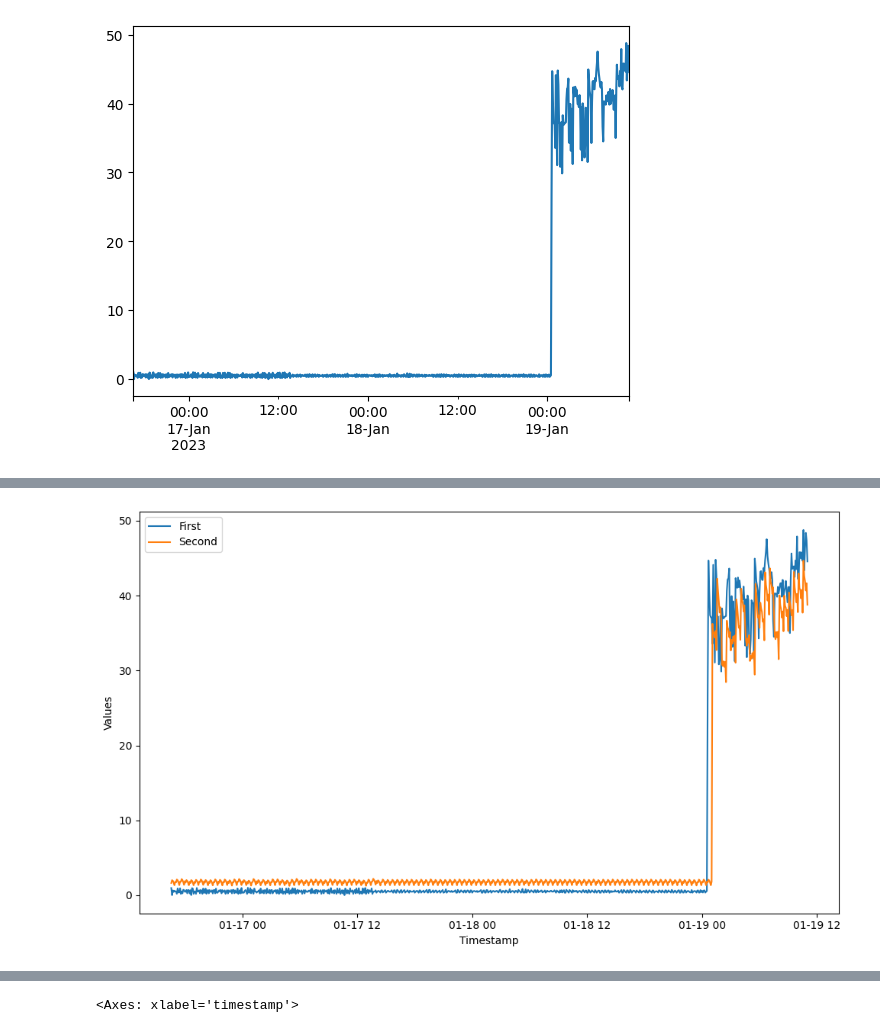
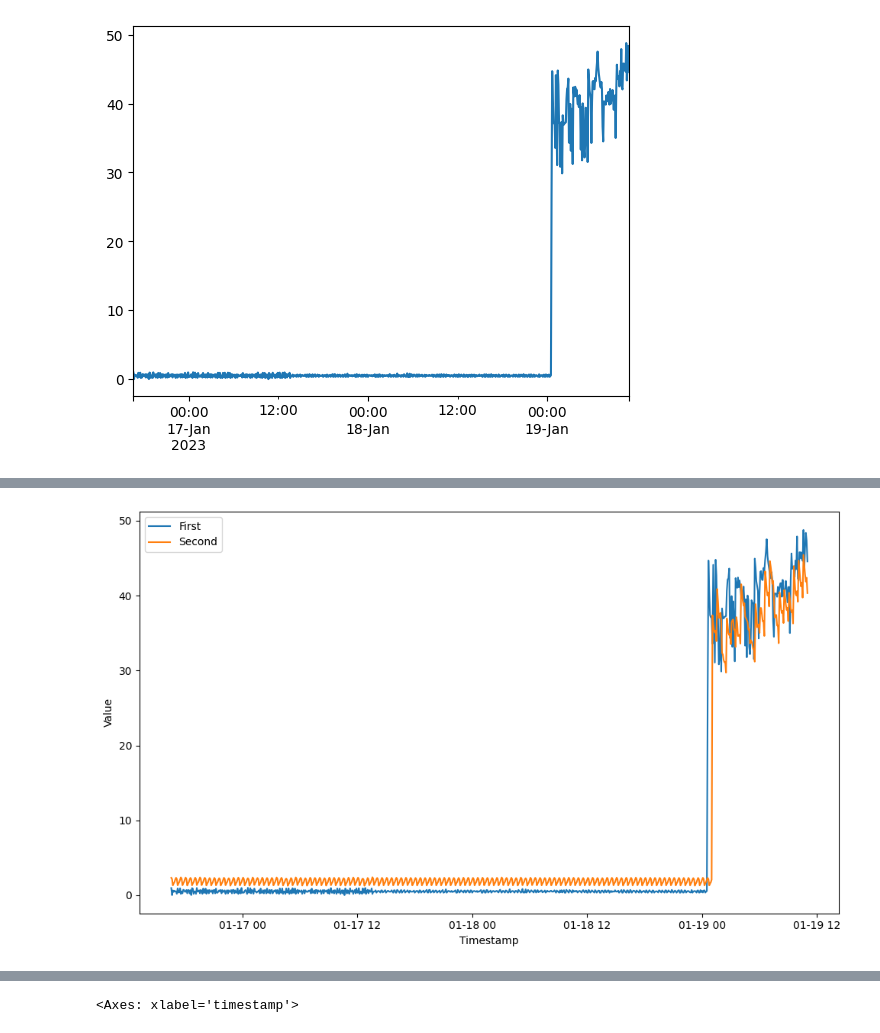
Before and after one commit to mlassak/anomaly-detection, a Jupyter notebook: lstm_example.ipynb, the cells around one changed output, grey strips where cells are left out. Drawn from its saved outputs; the diff is of its cells as text; code cells hidden in the pictures.

```diff
--- a/lstm_example.ipynb
+++ b/lstm_example.ipynb
@@ -147,7 +128,9 @@ preds.plot()
-# %%
-lstm_model.plotter.plot_two_series(actuals, preds)
-# %% [output]
-[figure, removed]
+# %%
+from forecasting_models.general_plotter import GeneralPlotter
+
+GeneralPlotter.plot_two_series(actuals, preds)
+# %% [output]
+[figure, added]
 # %%
 anomaly_df = lstm_model.flag_anomalies(actuals, preds, 20)
 # %%
```
Also changed, not shown: parts of 12 cells of this notebook, 31 other files.
